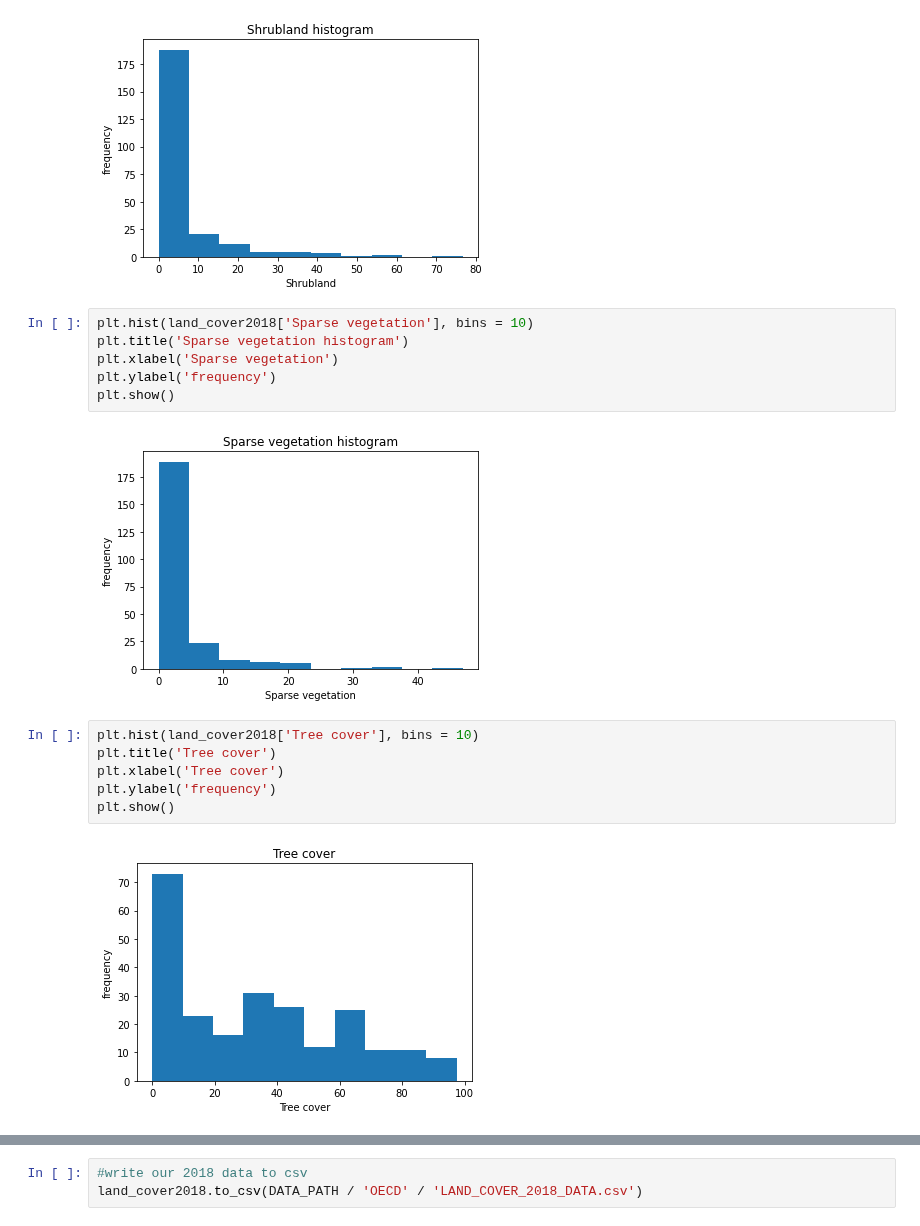
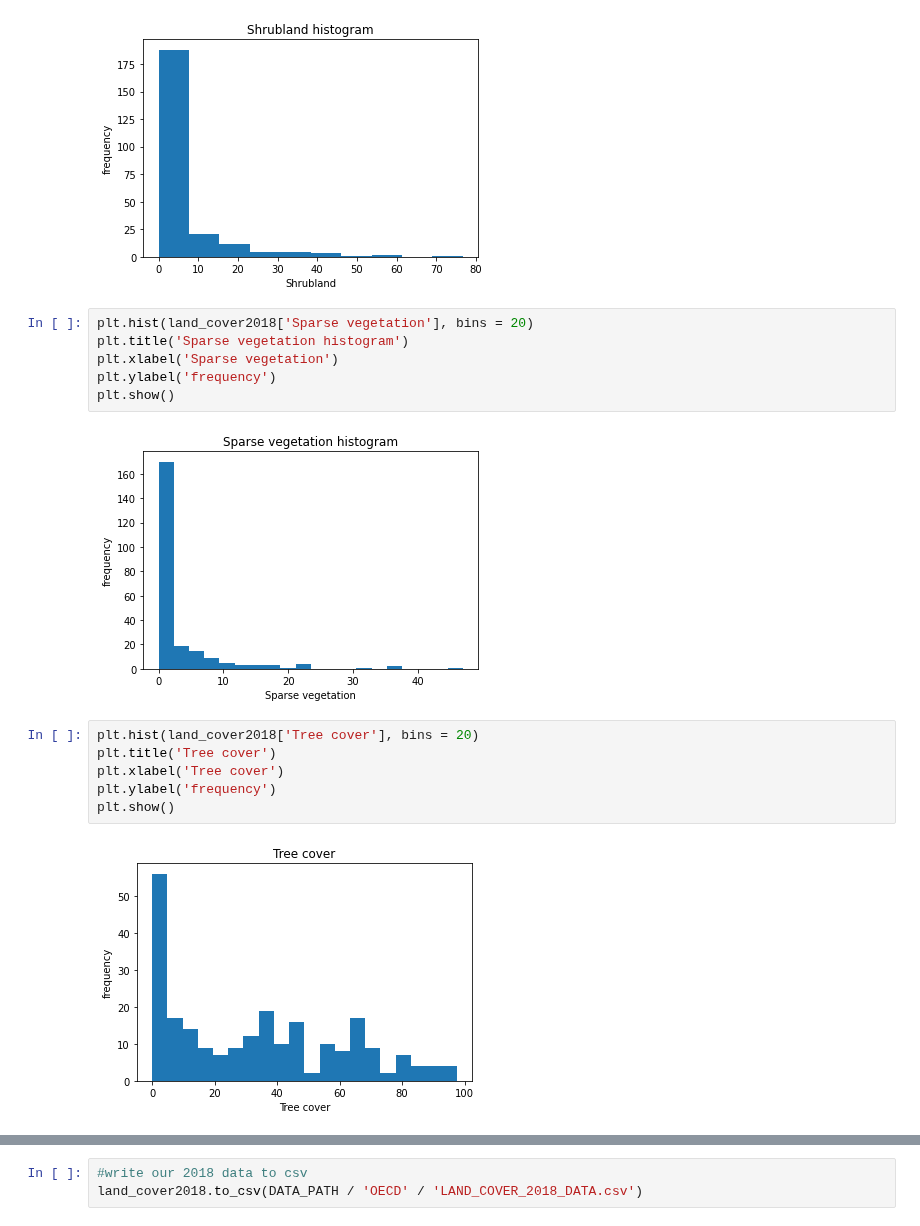
Before and after one commit to MarkusKiesel93/DOPPThreatenedSpecies, a Jupyter notebook: land_cover.ipynb, the cells around one changed output, grey strips where cells are left out. Saved outputs shown, nothing was run; the diff lists cells and outputs as text.

```diff
--- a/land_cover.ipynb
+++ b/land_cover.ipynb
@@ -357,19 +357,19 @@ plt.show()
 # %% [output]
 [figure]
 # %%
-plt.hist(land_cover2018['Sparse vegetation'], bins = 10)
+plt.hist(land_cover2018['Sparse vegetation'], bins = 20)
 plt.title('Sparse vegetation histogram')
 plt.xlabel('Sparse vegetation')
 plt.ylabel('frequency')
 plt.show()
 # %% [output]
-[figure, old version]
+[figure, new version]
 # %%
-plt.hist(land_cover2018['Tree cover'], bins = 10)
+plt.hist(land_cover2018['Tree cover'], bins = 20)
 plt.title('Tree cover')
 plt.xlabel('Tree cover')
 plt.ylabel('frequency')
 plt.show()
 # %% [output]
-[figure, old version]
+[figure, new version]
 # %%
```
Also changed, not shown: parts of 2 cells of this notebook.
